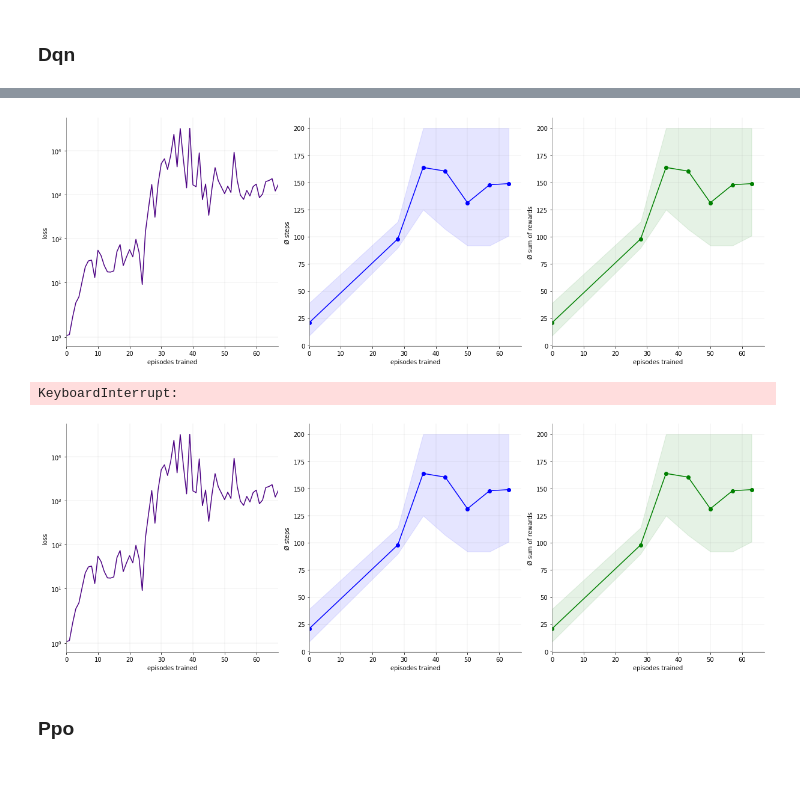
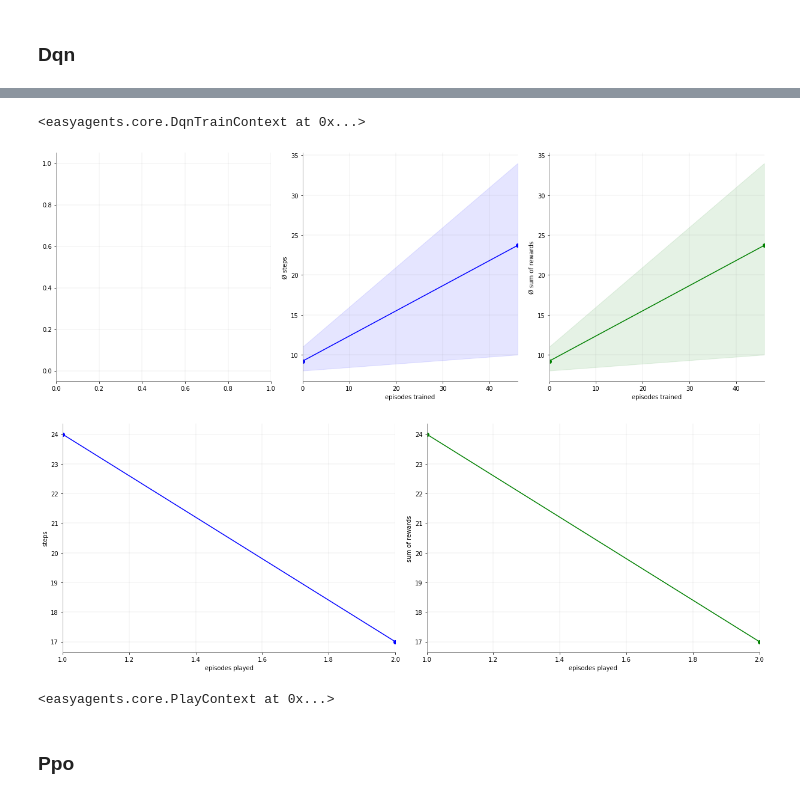
Before and after one commit to christianhidber/easyagents, a Jupyter notebook: jupyter_notebooks/backend.ipynb, the cells around one changed output, grey strips where cells are left out. Cells and saved outputs as stored; diff of their text form; code cells hidden in the pictures.

Commit message:
keras-rl backend  (#56)

```diff
--- a/jupyter_notebooks/backend.ipynb
+++ b/jupyter_notebooks/backend.ipynb
@@ -42,3 +45,7 @@ backend='tensorforce'
+# %%
+backend='kerasrl'
+easyagents.callbacks.plot.on_play_end_clear_jupyter_display: bool = False
+easyagents.callbacks.plot.on_train_end_clear_jupyter_display: bool = True
 # %% [markdown]
 ### Random
 # %%
@@ -53,7 +58,6 @@ randomAgent.play(num_episodes=3)
 ### Dqn
 # %%
 %%time
-
-dqnAgent = DqnAgent('CartPole-v0')
-dqnAgent.train(num_iterations=10000)
+dqnAgent = DqnAgent('CartPole-v0',backend=backend)
+dqnAgent.train(num_iterations=1000)
 # %% [output]
@@ -60,8 +65,10 @@ dqnAgent.train(num_iterations=10000)
+<easyagents.core.DqnTrainContext at 0x...>
-[figure, old version]
+[figure, new version]
-KeyboardInterrupt:
-[figure, removed]
 # %%
-dqnAgent.play(num_episodes=3)
+dqnAgent.play(num_episodes=2)
+# %% [output]
+[figure, added]
+<easyagents.core.PlayContext at 0x...>
 # %% [markdown]
 ### Ppo
 # %%
```
Also changed, not shown: parts of 7 cells of this notebook, 19 other files.
